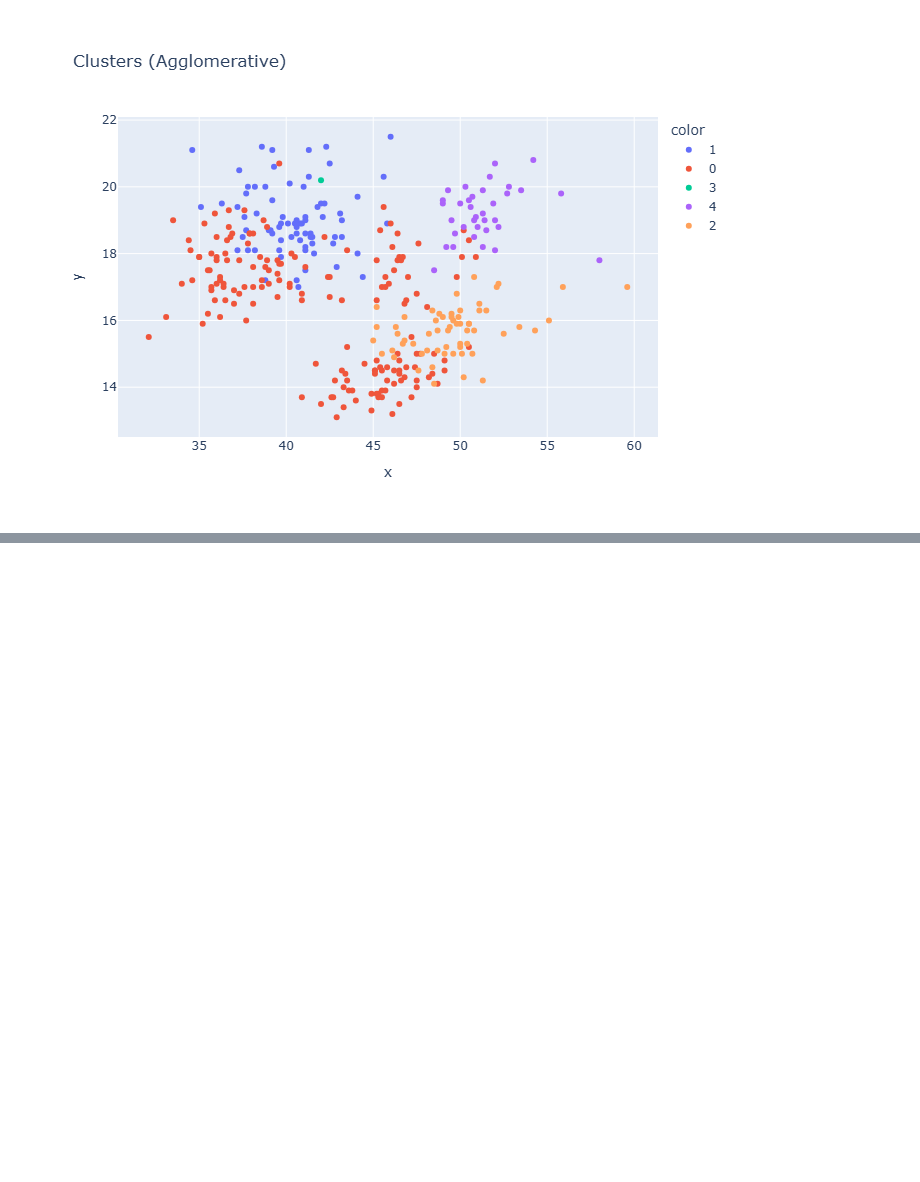
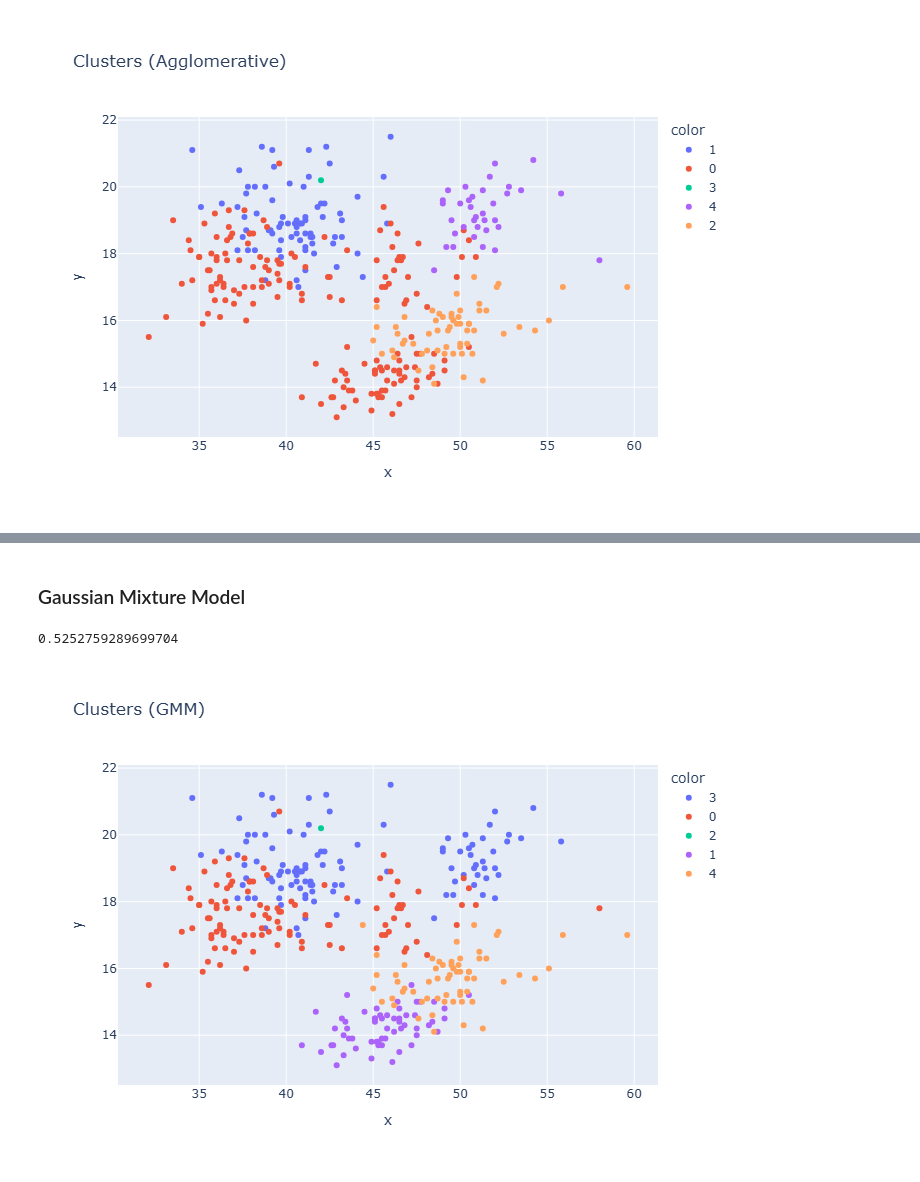
Before and after one commit to yashdeshpandex1/Clustering_Penguin_Groups, a Jupyter notebook: clustering_penguins_groups.ipynb, the cells around one changed output, grey strips where cells are left out. Drawn from its saved outputs; the diff is of its cells as text; code cells hidden in the pictures; blank space fills up the shorter version.

Commit message:
feat: implement multiple model and comparison

```diff
--- a/clustering_penguins_groups.ipynb
+++ b/clustering_penguins_groups.ipynb
@@ -162,0 +221,21 @@ fig.show()
+# %% [markdown]
+### Gaussian Mixture Model
+# %%
+gmm = GaussianMixture(n_components=5, random_state=42)
+gmm_labels = gmm.fit_predict(X_scaled)
+probs = gmm.predict_proba(X_scaled)
+# %%
+gmm_score = silhouette_score(X_scaled, gmm_labels)
+gmm_score
+# %% [output]
+0.5252759289699704
+# %%
+fig = px.scatter(
+    x=df['culmen_length_mm'],
+    y=df['culmen_depth_mm'],
+    color=gmm_labels.astype(str),
+    title='Clusters (GMM)'
+)
+fig.show()
+# %% [output]
+[figure, added]
```
Also changed, not shown: parts of 9 cells of this notebook.
